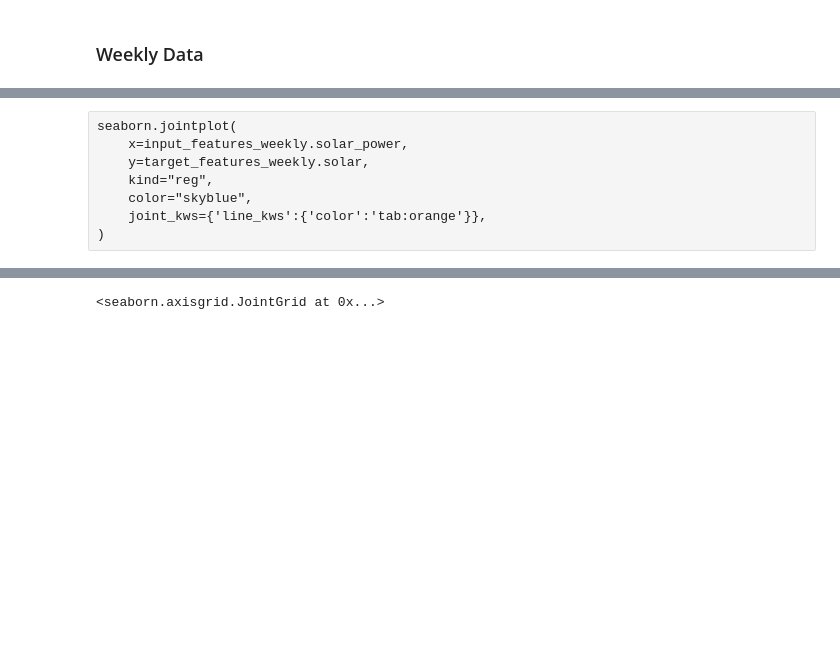
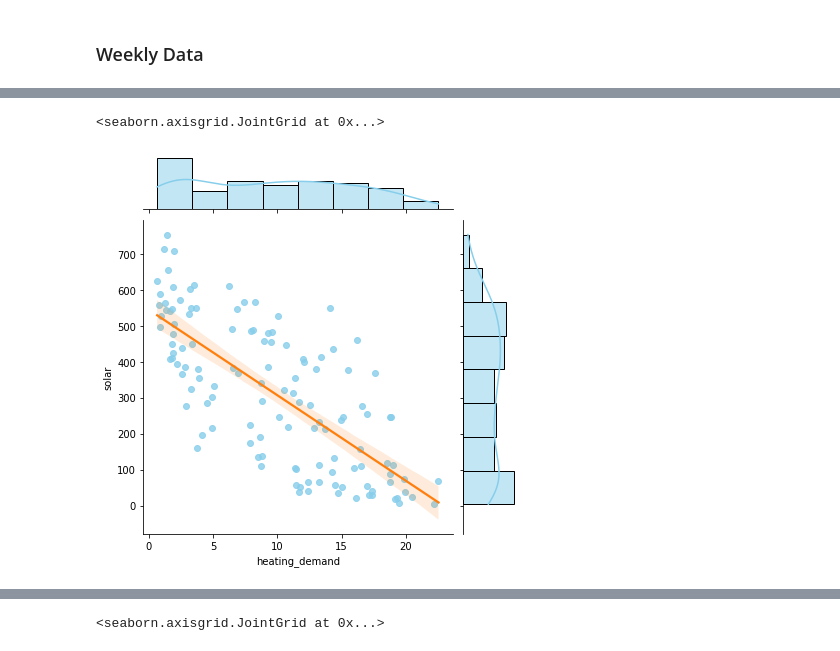
Before and after one commit to danielakomenda/scientific_programming_project, a Jupyter notebook: notebooks/Other_Code/Create Model.ipynb, the cells around one changed output, grey strips where cells are left out. Saved outputs shown, nothing was run; the diff lists cells and outputs as text; code cells hidden in the pictures; blank space fills up the shorter version.

```diff
--- a/notebooks/Other_Code/Create Model.ipynb
+++ b/notebooks/Other_Code/Create Model.ipynb
@@ -178,10 +176,13 @@ regression_overview = seaborn.pairplot(
 # %%
 regression_overview.savefig("../../src/sp_project/backend_server/static/pictures/regression-overview.png")
-# %% [raw]
-seaborn.jointplot(
-    x=input_features_weekly.solar_power,
-    y=target_features_weekly.solar,
-    kind="reg",
-    color="skyblue",
-    joint_kws={'line_kws':{'color':'tab:orange'}},
-)
+# %%
+seaborn.jointplot(
+    x=input_features_weekly.heating_demand,
+    y=target_features_weekly.solar,
+    kind="reg",
+    color="skyblue",
+    joint_kws={'line_kws':{'color':'tab:orange'}},
+)
+# %% [output]
+<seaborn.axisgrid.JointGrid at 0x...>
+[figure, added]
```
Also changed, not shown: parts of 19 cells of this notebook, 21 other files.
